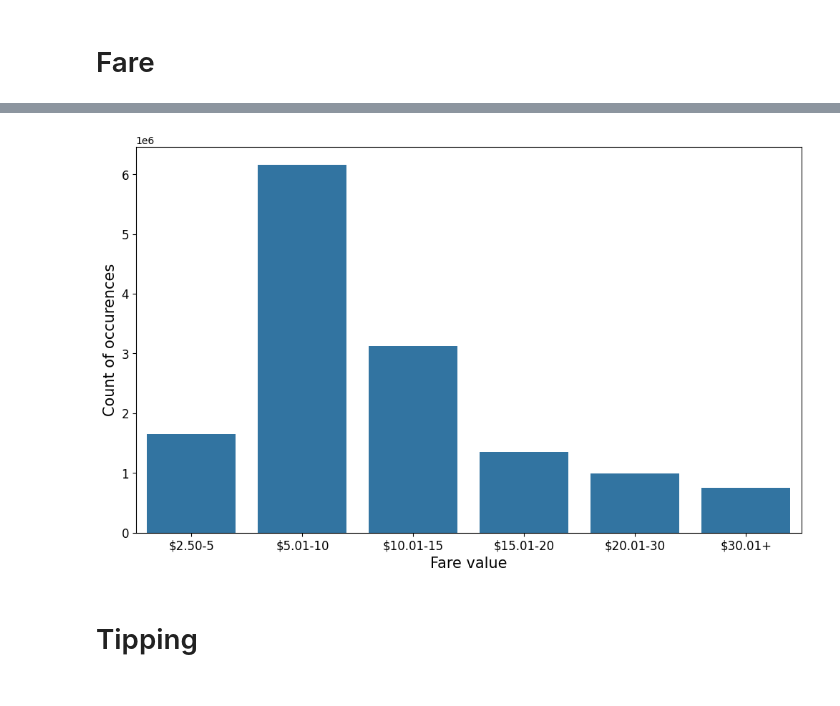
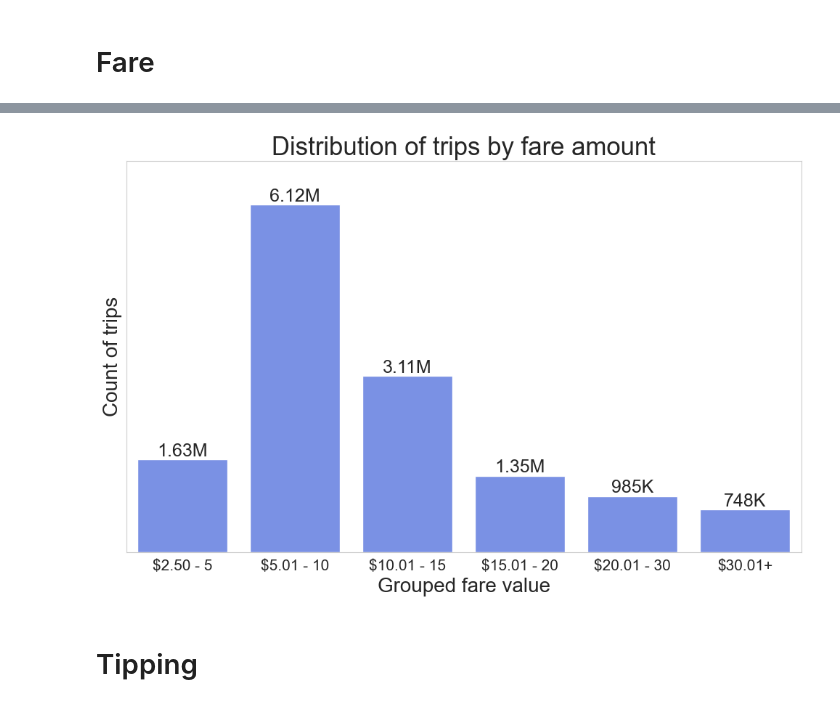
Before and after one commit to benmurphy97/nyc-taxi-cab, a Jupyter notebook: EDA-1.2-general-plots.ipynb, the cells around one changed output, grey strips where cells are left out. Drawn from its saved outputs; the diff is of its cells as text; code cells hidden in the pictures.

```diff
--- a/EDA-1.2-general-plots.ipynb
+++ b/EDA-1.2-general-plots.ipynb
@@ -168,25 +150,31 @@ df['fare_binned'].value_counts().sort_index().reset_index()
 # %%
 data_for_plot = df['fare_binned'].value_counts().sort_index().reset_index()
 
 fig, ax = plt.subplots(1,1, figsize=(12, 7))
 
 sns.barplot(x="fare_binned",
             y='count',
             data=data_for_plot,
-            order=fare_labels
+            order=fare_labels,
+            color='#6887F6'
              )
-# ax.axes.set_title("Counts of half time deficit categories in the URC from 21/22 to 24/25 6th round",fontsize=20)
-ax.set_xlabel("Fare value",fontsize=15)
-ax.set_ylabel("Count of occurences",fontsize=15)
 
-ax.yaxis.set_tick_params(labelsize = 12)
-ax.xaxis.set_tick_params(labelsize = 12)
+plt.ylim(0, 6900000)
+bars_0 = ax.containers[0]
+ax.bar_label(bars_0, labels=[f"{human_format(value)}" for value in bars_0.datavalues], fontsize=18)
 
-# plt.legend(fontsize='xx-large')
+ax.axes.set_title("Distribution of trips by fare amount",fontsize=25)
+ax.set_xlabel("Grouped fare value",fontsize=20)
+ax.set_ylabel("Count of trips",fontsize=20)
+
+plt.yticks(ticks=[], labels=[])
+ax.yaxis.set_tick_params(labelsize = 15)
+ax.xaxis.set_tick_params(labelsize = 15)
+
 
 plt.show()
 # %% [output]
-[figure, old version]
+[figure, new version]
 # %% [markdown]
 # Tipping
 # %%
```
Also changed, not shown: parts of 8 cells of this notebook.
